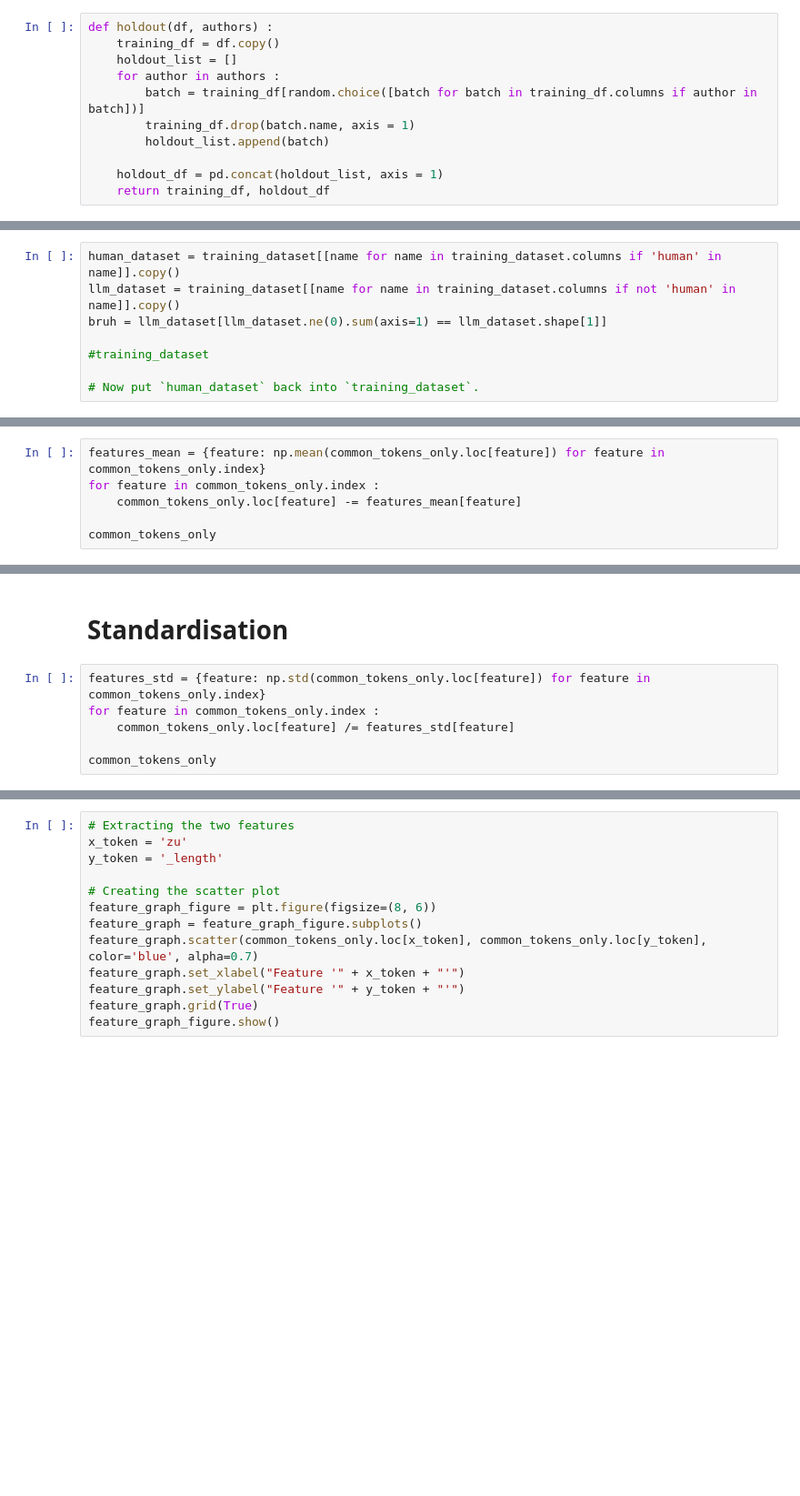
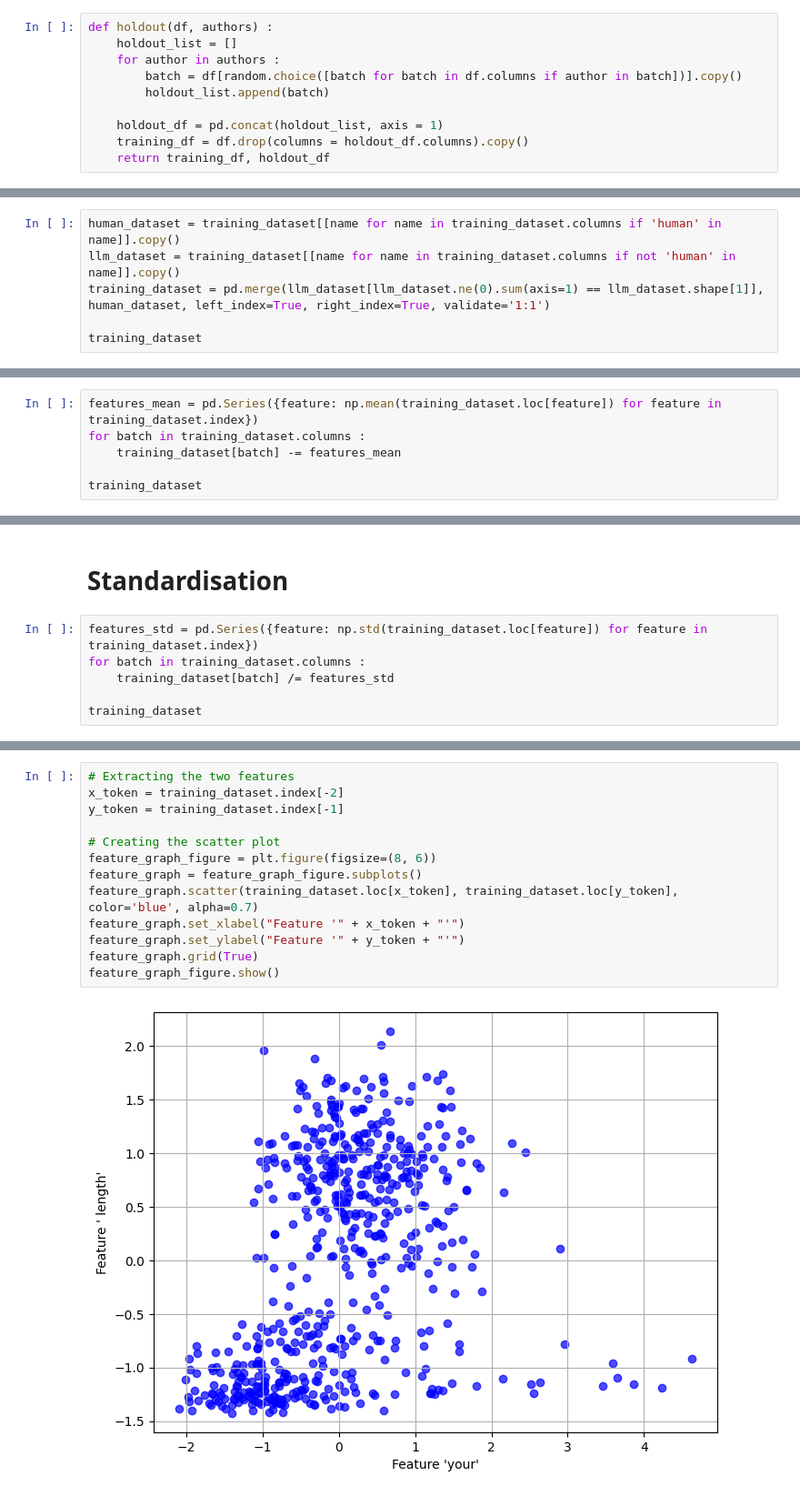
Before and after one commit to homeworkace/slop-radar, a Jupyter notebook: MLNN.ipynb, the cells around one changed output, grey strips where cells are left out. Shown: that part at 91% size. Cells and saved outputs as stored; diff of their text form; blank space fills up the shorter version.

Commit message:
Process holdout dataset

```diff
--- a/MLNN.ipynb
+++ b/MLNN.ipynb
@@ -202,14 +218,13 @@ batch_dataset.to_json(batch_dataset_path)
 # Custom holdout
 # %%
 def holdout(df, authors) :
-    training_df = df.copy()
     holdout_list = []
     for author in authors :
-        batch = training_df[random.choice([batch for batch in training_df.columns if author in batch])]
-        training_df.drop(batch.name, axis = 1)
+        batch = df[random.choice([batch for batch in df.columns if author in batch])].copy()
         holdout_list.append(batch)
 
     holdout_df = pd.concat(holdout_list, axis = 1)
+    training_df = df.drop(columns = holdout_df.columns).copy()
     return training_df, holdout_df
 # %%
 random.seed(seed)
@@ -235,8 +250,6 @@ holdout_dataset
 # %%
 human_dataset = training_dataset[[name for name in training_dataset.columns if 'human' in name]].copy()
 llm_dataset = training_dataset[[name for name in training_dataset.columns if not 'human' in name]].copy()
-bruh = llm_dataset[llm_dataset.ne(0).sum(axis=1) == llm_dataset.shape[1]]
+training_dataset = pd.merge(llm_dataset[llm_dataset.ne(0).sum(axis=1) == llm_dataset.shape[1]], human_dataset, left_index=True, right_index=True, validate='1:1')
 
-#training_dataset
-
-# Now put `human_dataset` back into `training_dataset`.
+training_dataset
@@ -262,7 +272,7 @@ s1
 # %%
-features_mean = {feature: np.mean(common_tokens_only.loc[feature]) for feature in common_tokens_only.index}
-for feature in common_tokens_only.index :
-    common_tokens_only.loc[feature] -= features_mean[feature]
+features_mean = pd.Series({feature: np.mean(training_dataset.loc[feature]) for feature in training_dataset.index})
+for batch in training_dataset.columns :
+    training_dataset[batch] -= features_mean
 
-common_tokens_only
+training_dataset
 # %% [output]
@@ -286,9 +292,9 @@ See the caveats in the documentation: https://pandas.pydata.org/pandas-docs/stab
 # %% [markdown]
 # Standardisation
 # %%
-features_std = {feature: np.std(common_tokens_only.loc[feature]) for feature in common_tokens_only.index}
-for feature in common_tokens_only.index :
-    common_tokens_only.loc[feature] /= features_std[feature]
+features_std = pd.Series({feature: np.std(training_dataset.loc[feature]) for feature in training_dataset.index})
+for batch in training_dataset.columns :
+    training_dataset[batch] /= features_std
 
-common_tokens_only
+training_dataset
 # %% [output]
@@ -321,14 +314,16 @@ KeyError: '_length'
 # %%
 # Extracting the two features
-x_token = 'zu'
-y_token = '_length'
+x_token = training_dataset.index[-2]
+y_token = training_dataset.index[-1]
 
 # Creating the scatter plot
 feature_graph_figure = plt.figure(figsize=(8, 6))
 feature_graph = feature_graph_figure.subplots()
-feature_graph.scatter(common_tokens_only.loc[x_token], common_tokens_only.loc[y_token], color='blue', alpha=0.7)
+feature_graph.scatter(training_dataset.loc[x_token], training_dataset.loc[y_token], color='blue', alpha=0.7)
 feature_graph.set_xlabel("Feature '" + x_token + "'")
 feature_graph.set_ylabel("Feature '" + y_token + "'")
 feature_graph.grid(True)
 feature_graph_figure.show()
+# %% [output]
+[figure, added]
 # %%
```
Also changed, not shown: parts of 22 cells of this notebook, 1 other file.
